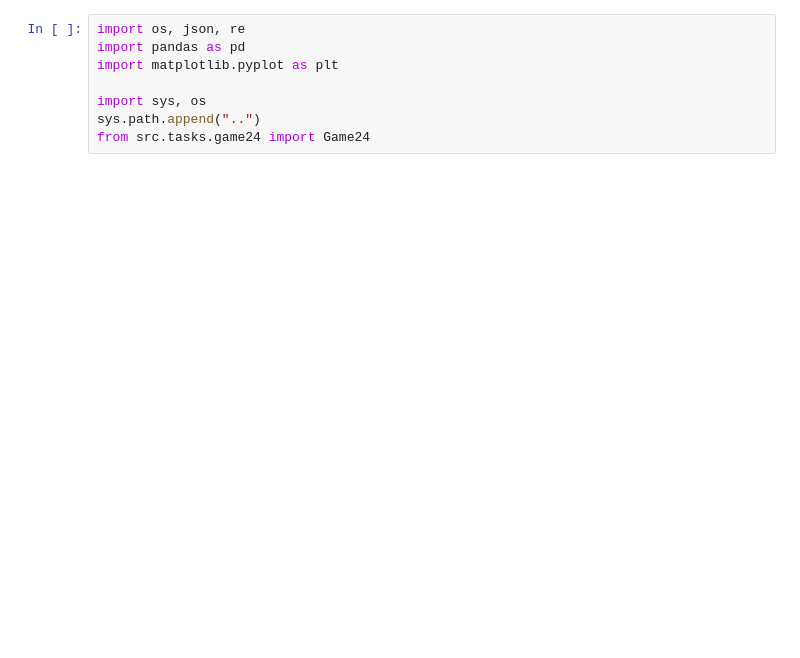
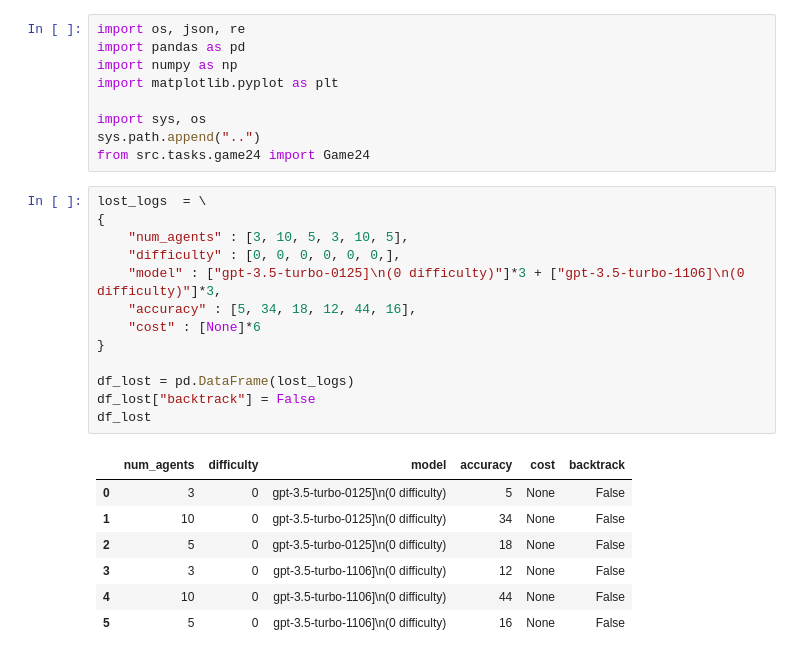
Before and after one commit to au-clan/FoA, a Jupyter notebook: notebooks/analysis.ipynb, the cells around one changed output. Drawn from its saved outputs; the diff is of its cells as text; blank space fills up the shorter version.

```diff
--- a/notebooks/analysis.ipynb
+++ b/notebooks/analysis.ipynb
@@ -1,11 +1,33 @@
 # %%
 import os, json, re
 import pandas as pd
+import numpy as np
 import matplotlib.pyplot as plt
 
 import sys, os
 sys.path.append("..")
 from src.tasks.game24 import Game24
+# %%
+lost_logs  = \
+{
+    "num_agents" : [3, 10, 5, 3, 10, 5],
+    "difficulty" : [0, 0, 0, 0, 0, 0,],
+    "model" : ["gpt-3.5-turbo-0125]\n(0 difficulty)"]*3 + ["gpt-3.5-turbo-1106]\n(0 difficulty)"]*3,
+    "accuracy" : [5, 34, 18, 12, 44, 16],
+    "cost" : [None]*6
+}
+
+df_lost = pd.DataFrame(lost_logs)
+df_lost["backtrack"] = False
+df_lost
+# %% [output]
+|  | num_agents | difficulty | model | accuracy | cost | backtrack |
+| 0 | 3 | 0 | gpt-3.5-turbo-0125]\n(0 difficulty) | 5 | None | False |
+| 1 | 10 | 0 | gpt-3.5-turbo-0125]\n(0 difficulty) | 34 | None | False |
+| 2 | 5 | 0 | gpt-3.5-turbo-0125]\n(0 difficulty) | 18 | None | False |
+| 3 | 3 | 0 | gpt-3.5-turbo-1106]\n(0 difficulty) | 12 | None | False |
+| 4 | 10 | 0 | gpt-3.5-turbo-1106]\n(0 difficulty) | 44 | None | False |
+| 5 | 5 | 0 | gpt-3.5-turbo-1106]\n(0 difficulty) | 16 | None | False |
 # %%
 def get_files_in_folder(folder_path):
     files = []
```
Also changed, not shown: parts of 2 cells of this notebook, 14 other files.
